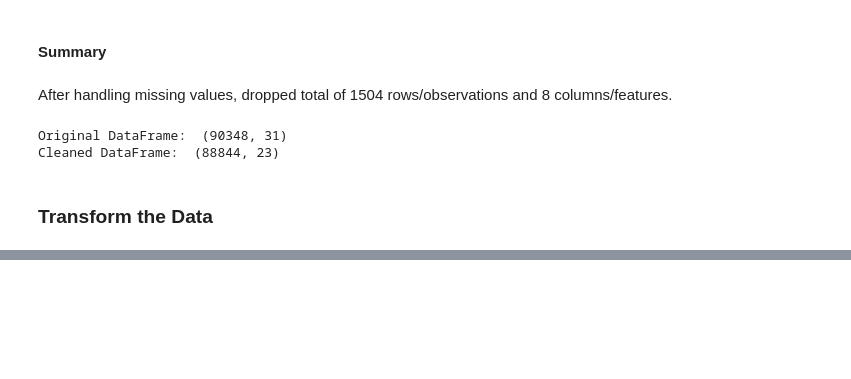
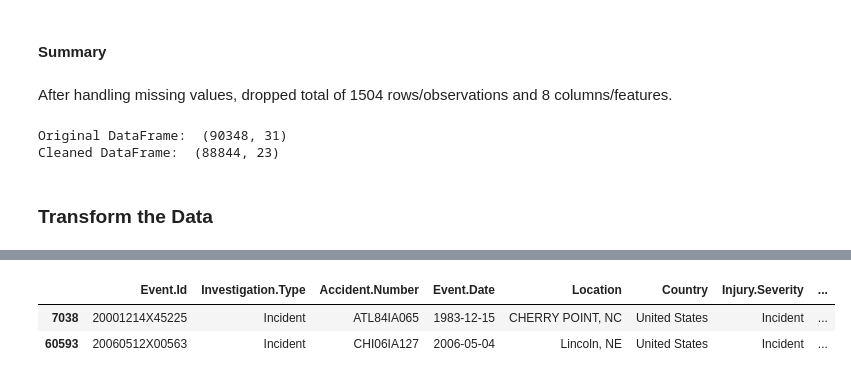
Before and after one commit to hfu-dev/safest-aircraft-analysis, a Jupyter notebook: notebooks/exploratory.ipynb, the cells around one changed output, grey strips where cells are left out. Drawn from its saved outputs; the diff is of its cells as text; code cells hidden in the pictures; blank space fills up the shorter version.

```diff
--- a/notebooks/exploratory.ipynb
+++ b/notebooks/exploratory.ipynb
@@ -741,0 +878,5 @@ Cleaned DataFrame:  (88844, 23)
+# %%
+# Fix all 'Make' values so they are title case
+df_filtered_copy = df_filtered.copy()
+df_filtered_copy['Make'] = df_filtered_copy['Make'].str.title()
+df_filtered_copy['Make'].value_counts()
@@ -741,0 +1135,7 @@ Cleaned DataFrame:  (88844, 23)
+# %%
+df_filtered_copy[(df_filtered_copy['Make'] == 'Sabreliner Corp.') |
+                 (df_filtered_copy['Make'] == 'Corporate Jets Limited')]
+# %% [output]
+|  | Event.Id | Investigation.Type | Accident.Number | Event.Date | Location | Country | Injury.Severity | ... |
+| 7038 | 20001214X45225 | Incident | ATL84IA065 | 1983-12-15 | CHERRY POINT, NC | United States | Incident | ... |
+| 60593 | 20060512X00563 | Incident | CHI06IA127 | 2006-05-04 | Lincoln, NE | United States | Incident | ... |
```
Also changed, not shown: parts of 35 cells of this notebook.
